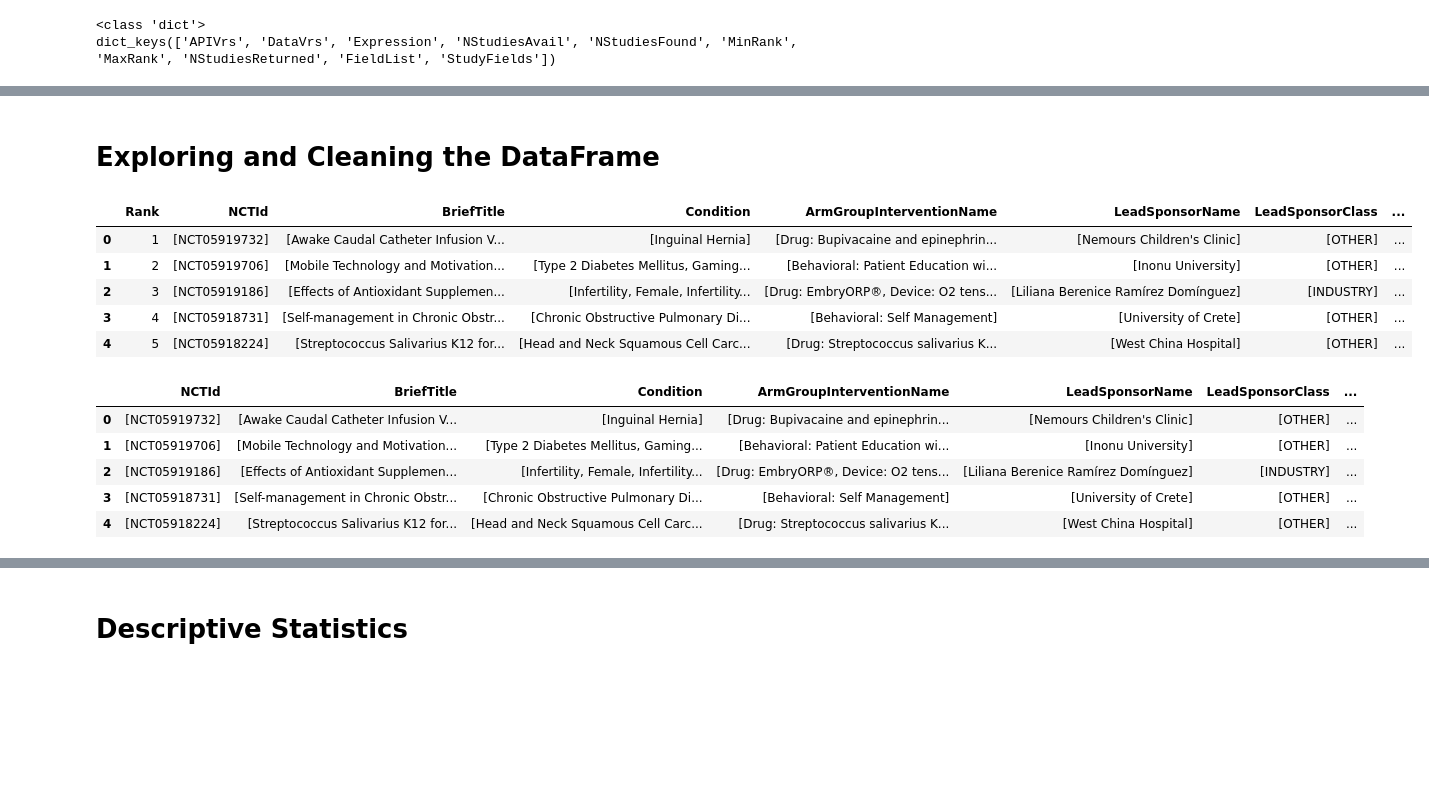
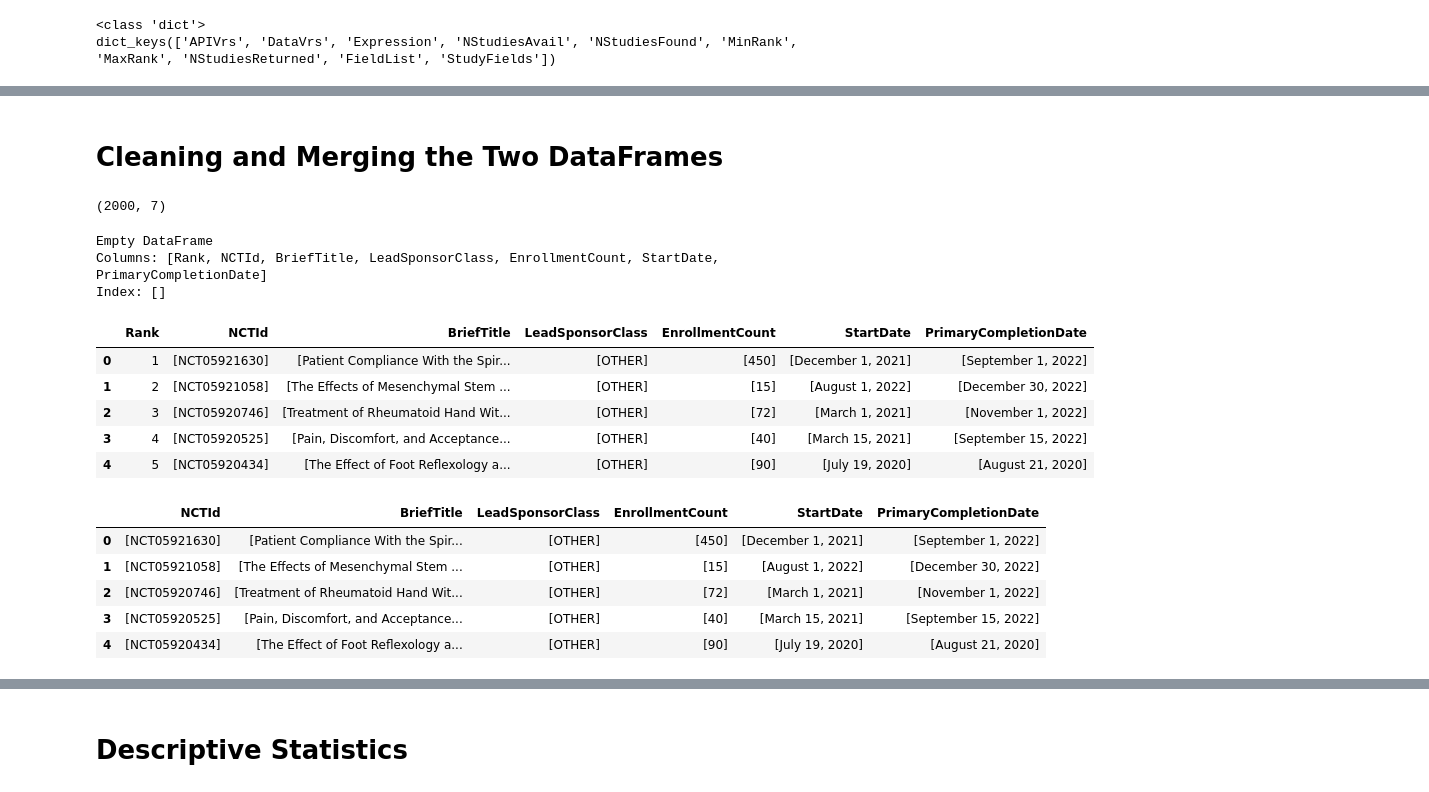
Before and after one commit to muireanncallaghan/UCDPA_muireann, a Jupyter notebook: clinical_trials.ipynb, the cells around one changed output, grey strips where cells are left out. Saved outputs shown, nothing was run; the diff lists cells and outputs as text; code cells hidden in the pictures; blank space fills up the shorter version.

Commit message:
Updating after adding in flat csv file and merging dataframes, plus adding charts.

```diff
--- a/clinical_trials.ipynb
+++ b/clinical_trials.ipynb
@@ -16,8 +16,8 @@ from matplotlib import pyplot as plt
 import seaborn as sns
 # %%
 #Obtaining data from clinicaltrials.gov API (in two parts due to API restrictions)
-url_1 = 'https://clinicaltrials.gov/api/query/study_fields?expr=AREA[StudyType]Interventional+AREA[OverallStatus]Completed+AREA[HealthyVolunteers]No+AREA[PrimaryCompletionDate]RANGE[01/01/2013,%20MAX]&min_rnk=1&max_rnk=1000&fmt=JSON&fields=NCTId,BriefTitle,Condition,ArmGroupInterventionName,LeadSponsorName,LeadSponsorClass,EnrollmentCount,StartDate,PrimaryCompletionDate'
-url_2 = 'https://clinicaltrials.gov/api/query/study_fields?expr=AREA[StudyType]Interventional+AREA[OverallStatus]Completed+AREA[HealthyVolunteers]No+AREA[PrimaryCompletionDate]RANGE[01/01/2013,%20MAX]&min_rnk=1001&max_rnk=2000&fmt=JSON&fields=NCTId,BriefTitle,Condition,ArmGroupInterventionName,LeadSponsorName,LeadSponsorClass,EnrollmentCount,StartDate,PrimaryCompletionDate'
+url_1 = 'https://clinicaltrials.gov/api/query/study_fields?expr=AREA[StudyType]Interventional+AREA[OverallStatus]Completed+AREA[HealthyVolunteers]No+AREA[PrimaryCompletionDate]RANGE[01/01/2013,%20MAX]&min_rnk=1&max_rnk=1000&fmt=JSON&fields=NCTId,BriefTitle,LeadSponsorClass,EnrollmentCount,StartDate,PrimaryCompletionDate'
+url_2 = 'https://clinicaltrials.gov/api/query/study_fields?expr=AREA[StudyType]Interventional+AREA[OverallStatus]Completed+AREA[HealthyVolunteers]No+AREA[PrimaryCompletionDate]RANGE[01/01/2013,%20MAX]&min_rnk=1001&max_rnk=2000&fmt=JSON&fields=NCTId,BriefTitle,LeadSponsorClass,EnrollmentCount,StartDate,PrimaryCompletionDate'
 r_1 = requests.get(url_1)
 r_2 = requests.get(url_2)
 json_data_1 = r_1.json()
@@ -46,6 +46,6 @@ print(json_data_1['StudyFieldsResponse']['StudyFields'][0])
 # %%
 #Append the two imported datasets, i.e. the lists located under 'StudyFields' key in json_data_1 and json_data_2.
-trials = json_data_1['StudyFieldsResponse']['StudyFields'] + json_data_2['StudyFieldsResponse']['StudyFields']
-print(trials[0])
-print(trials[-1])
+clinical_trials_list = json_data_1['StudyFieldsResponse']['StudyFields'] + json_data_2['StudyFieldsResponse']['StudyFields']
+print(clinical_trials_list[0])
+print(clinical_trials_list[-1])
 # %% [output]
@@ -54,3 +54,3 @@ print(trials[-1])
 # %%
 #Creating a dataframe to work with.
-trials_df = pd.DataFrame(trials)
+clinical_trials_list_df = pd.DataFrame(clinical_trials_list)
@@ -57,25 +71,38 @@ trials_df = pd.DataFrame(trials)
 # %% [markdown]
-# Exploring and Cleaning the DataFrame
+# Cleaning and Merging the Two DataFrames
+# %%
+#checking shape of the clinical_trials_list dataframe.
+clinical_trials_list_df.shape
+# %% [output]
+(2000, 7)
+# %%
+#Checking the clinical trials list for duplicate trials using the unique identifier NCTId.
+duplicate_trials = clinical_trials_list_df[clinical_trials_list_df.duplicated(["NCTId"])]
+print(duplicate_trials)
+# %% [output]
+Empty DataFrame
+Columns: [Rank, NCTId, BriefTitle, LeadSponsorClass, EnrollmentCount, StartDate, PrimaryCompletionDate]
+Index: []
 # %%
-#Look at first 5 rows of data to get a better sense of the dataset.
-trials_df.head()
+#Look at first 5 rows of clinical_trials_list_df data to get a better sense of the dataset.
+clinical_trials_list_df.head()
 # %% [output]
-|  | Rank | NCTId | BriefTitle | Condition | ArmGroupInterventionName | LeadSponsorName | LeadSponsorClass | ... |
-| 0 | 1 | [NCT05919732] | [Awake Caudal Catheter Infusion V... | [Inguinal Hernia] | [Drug: Bupivacaine and epinephrin... | [Nemours Children's Clinic] | [OTHER] | ... |
-| 1 | 2 | [NCT05919706] | [Mobile Technology and Motivation... | [Type 2 Diabetes Mellitus, Gaming... | [Behavioral: Patient Education wi... | [Inonu University] | [OTHER] | ... |
-| 2 | 3 | [NCT05919186] | [Effects of Antioxidant Supplemen... | [Infertility, Female, Infertility... | [Drug: EmbryORP®, Device: O2 tens... | [Liliana Berenice Ramírez Domínguez] | [INDUSTRY] | ... |
-| 3 | 4 | [NCT05918731] | [Self-management in Chronic Obstr... | [Chronic Obstructive Pulmonary Di... | [Behavioral: Self Management] | [University of Crete] | [OTHER] | ... |
-| 4 | 5 | [NCT05918224] | [Streptococcus Salivarius K12 for... | [Head and Neck Squamous Cell Carc... | [Drug: Streptococcus salivarius K... | [West China Hospital] | [OTHER] | ... |
+|  | Rank | NCTId | BriefTitle | LeadSponsorClass | EnrollmentCount | StartDate | PrimaryCompletionDate |
+| 0 | 1 | [NCT05921630] | [Patient Compliance With the Spir... | [OTHER] | [450] | [December 1, 2021] | [September 1, 2022] |
+| 1 | 2 | [NCT05921058] | [The Effects of Mesenchymal Stem ... | [OTHER] | [15] | [August 1, 2022] | [December 30, 2022] |
+| 2 | 3 | [NCT05920746] | [Treatment of Rheumatoid Hand Wit... | [OTHER] | [72] | [March 1, 2021] | [November 1, 2022] |
+| 3 | 4 | [NCT05920525] | [Pain, Discomfort, and Acceptance... | [OTHER] | [40] | [March 15, 2021] | [September 15, 2022] |
+| 4 | 5 | [NCT05920434] | [The Effect of Foot Reflexology a... | [OTHER] | [90] | [July 19, 2020] | [August 21, 2020] |
 # %%
 #Dropping the rank column as this is of no interest.
-trials_df.drop('Rank', inplace=True, axis=1)
-trials_df.head()
+clinical_trials_list_df.drop('Rank', inplace=True, axis=1)
+clinical_trials_list_df.head()
 # %% [output]
-|  | NCTId | BriefTitle | Condition | ArmGroupInterventionName | LeadSponsorName | LeadSponsorClass | ... |
-| 0 | [NCT05919732] | [Awake Caudal Catheter Infusion V... | [Inguinal Hernia] | [Drug: Bupivacaine and epinephrin... | [Nemours Children's Clinic] | [OTHER] | ... |
-| 1 | [NCT05919706] | [Mobile Technology and Motivation... | [Type 2 Diabetes Mellitus, Gaming... | [Behavioral: Patient Education wi... | [Inonu University] | [OTHER] | ... |
-| 2 | [NCT05919186] | [Effects of Antioxidant Supplemen... | [Infertility, Female, Infertility... | [Drug: EmbryORP®, Device: O2 tens... | [Liliana Berenice Ramírez Domínguez] | [INDUSTRY] | ... |
-| 3 | [NCT05918731] | [Self-management in Chronic Obstr... | [Chronic Obstructive Pulmonary Di... | [Behavioral: Self Management] | [University of Crete] | [OTHER] | ... |
-| 4 | [NCT05918224] | [Streptococcus Salivarius K12 for... | [Head and Neck Squamous Cell Carc... | [Drug: Streptococcus salivarius K... | [West China Hospital] | [OTHER] | ... |
+|  | NCTId | BriefTitle | LeadSponsorClass | EnrollmentCount | StartDate | PrimaryCompletionDate |
+| 0 | [NCT05921630] | [Patient Compliance With the Spir... | [OTHER] | [450] | [December 1, 2021] | [September 1, 2022] |
+| 1 | [NCT05921058] | [The Effects of Mesenchymal Stem ... | [OTHER] | [15] | [August 1, 2022] | [December 30, 2022] |
+| 2 | [NCT05920746] | [Treatment of Rheumatoid Hand Wit... | [OTHER] | [72] | [March 1, 2021] | [November 1, 2022] |
+| 3 | [NCT05920525] | [Pain, Discomfort, and Acceptance... | [OTHER] | [40] | [March 15, 2021] | [September 15, 2022] |
+| 4 | [NCT05920434] | [The Effect of Foot Reflexology a... | [OTHER] | [90] | [July 19, 2020] | [August 21, 2020] |
 # %%
 #Finding out number of data entries, columns, data types, and assessing quality of dataset (no. blank cells)
```
Also changed, not shown: parts of 32 cells of this notebook, 3 other files.
